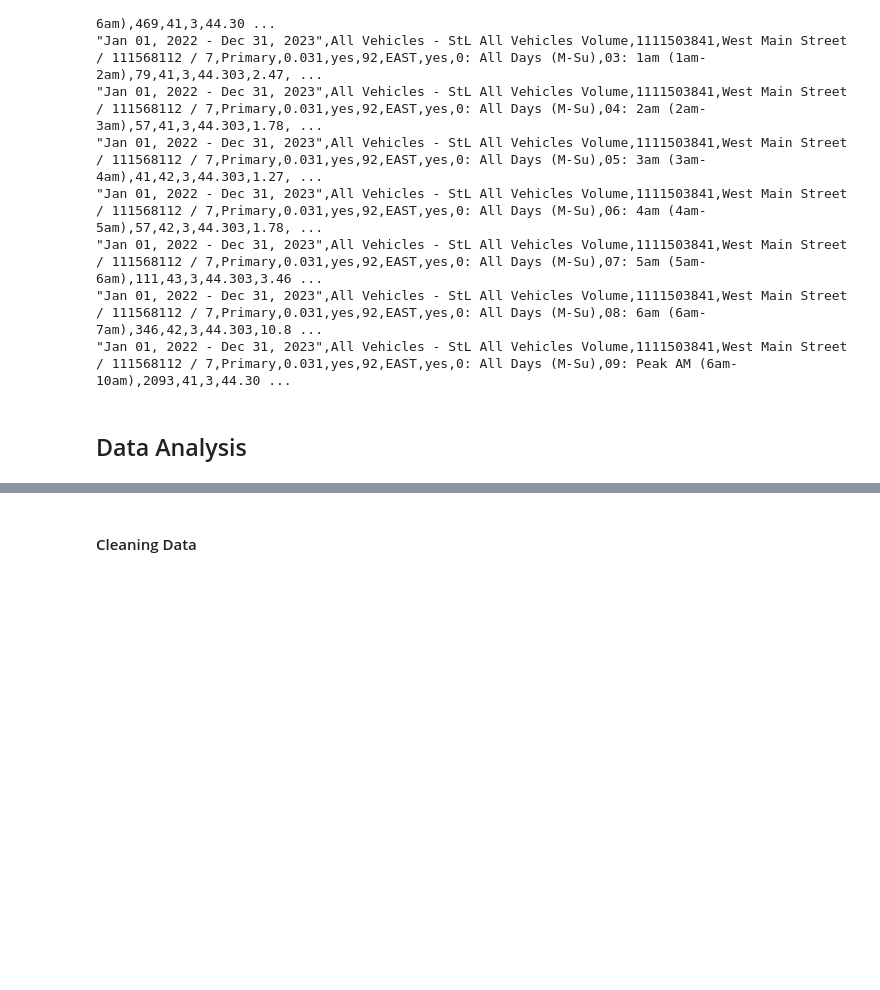
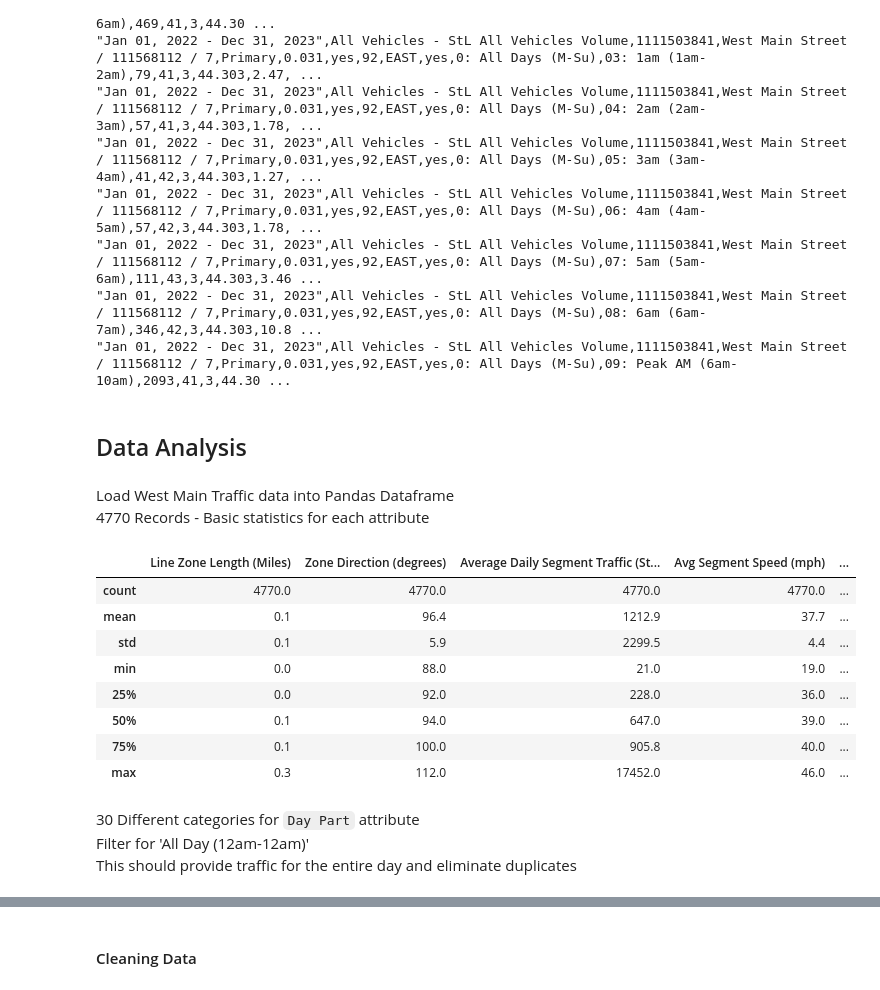
Before and after one commit to eKerney/data-notebooks, a Jupyter notebook: kzoo_streetlight/final_data_workflow.ipynb, the cells around one changed output, grey strips where cells are left out. Cells and saved outputs as stored; diff of their text form; code cells hidden in the pictures; blank space fills up the shorter version.

```diff
--- a/kzoo_streetlight/final_data_workflow.ipynb
+++ b/kzoo_streetlight/final_data_workflow.ipynb
@@ -87,3 +90,24 @@ Data Periods,Mode of Travel,Zone ID,Zone Name,Road Classification,Line Zone Leng
 "Jan 01, 2022 - Dec 31, 2023",All Vehicles - StL All Vehicles Volume,1111503841,West Main Street / 111568112 / 7,Primary,0.031,yes,92,EAST,yes,0: All Days (M-Su),09: Peak AM (6am-10am),2093,41,3,44.30 ...
 # %% [markdown]
 ## Data Analysis
+# %% [markdown]
+Load West Main Traffic data into Pandas Dataframe
+4770 Records - Basic statistics for each attribute
+# %%
+df = pd.read_csv('data/kzoo_street_12225/1861928_West_Main_Street/1861928_West_Main_Street_corridor_study.csv')
+df.describe().drop(columns=['Zone ID']).style \
+    .format(precision=1, thousands="", decimal=".")
+# %% [output]
+|  | Line Zone Length (Miles) | Zone Direction (degrees) | Average Daily Segment Traffic (St... | Avg Segment Speed (mph) | ... |
+| count | 4770.0 | 4770.0 | 4770.0 | 4770.0 | ... |
+| mean | 0.1 | 96.4 | 1212.9 | 37.7 | ... |
+| std | 0.1 | 5.9 | 2299.5 | 4.4 | ... |
+| min | 0.0 | 88.0 | 21.0 | 19.0 | ... |
+| 25% | 0.0 | 92.0 | 228.0 | 36.0 | ... |
+| 50% | 0.1 | 94.0 | 647.0 | 39.0 | ... |
+| 75% | 0.1 | 100.0 | 905.8 | 40.0 | ... |
+| max | 0.3 | 112.0 | 17452.0 | 46.0 | ... |
+# %% [markdown]
+30 Different categories for `Day Part` attribute
+Filter for 'All Day (12am-12am)'
+This should provide traffic for the entire day and eliminate duplicates
```
Also changed, not shown: parts of 13 cells of this notebook, 1 other file.
